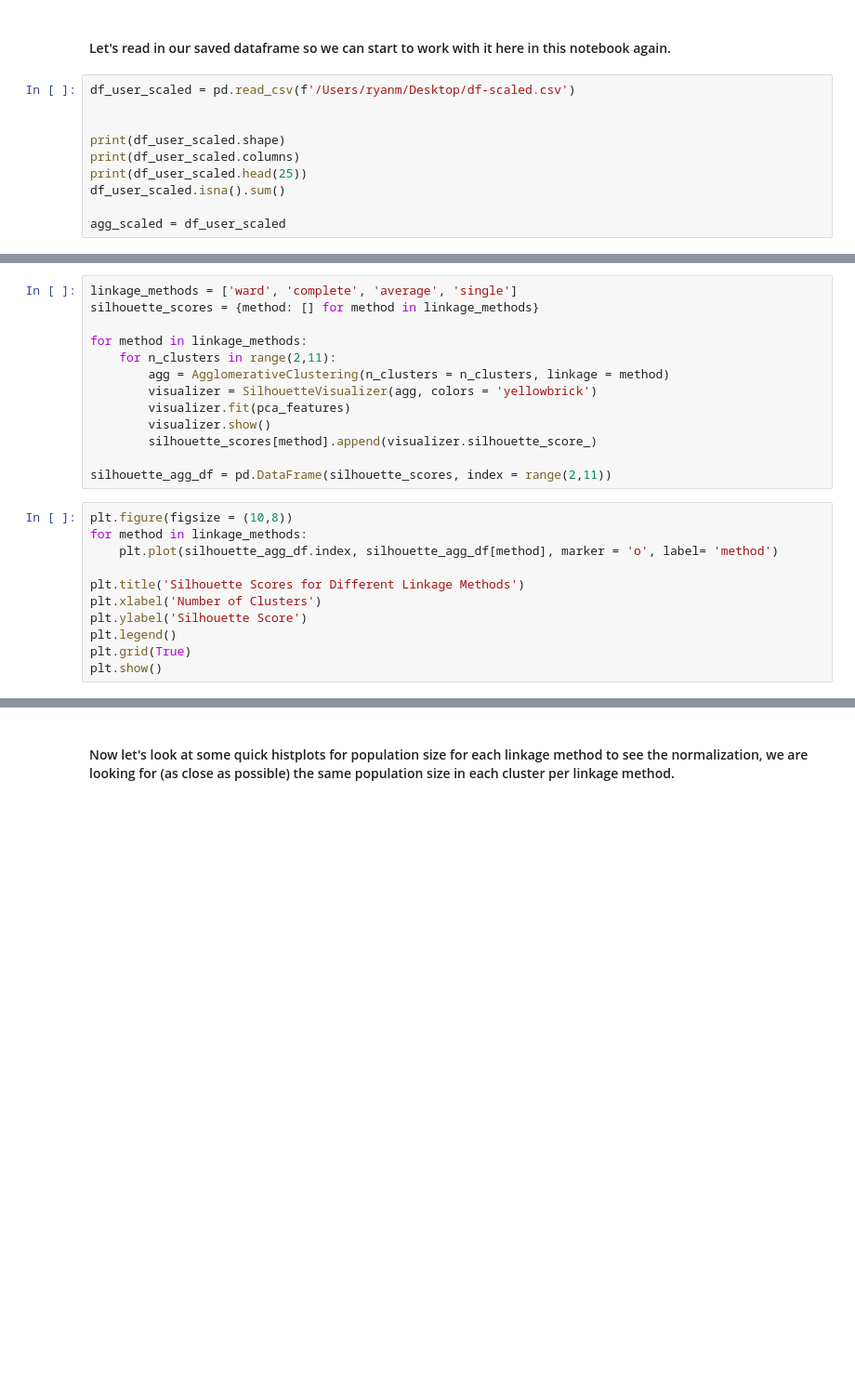
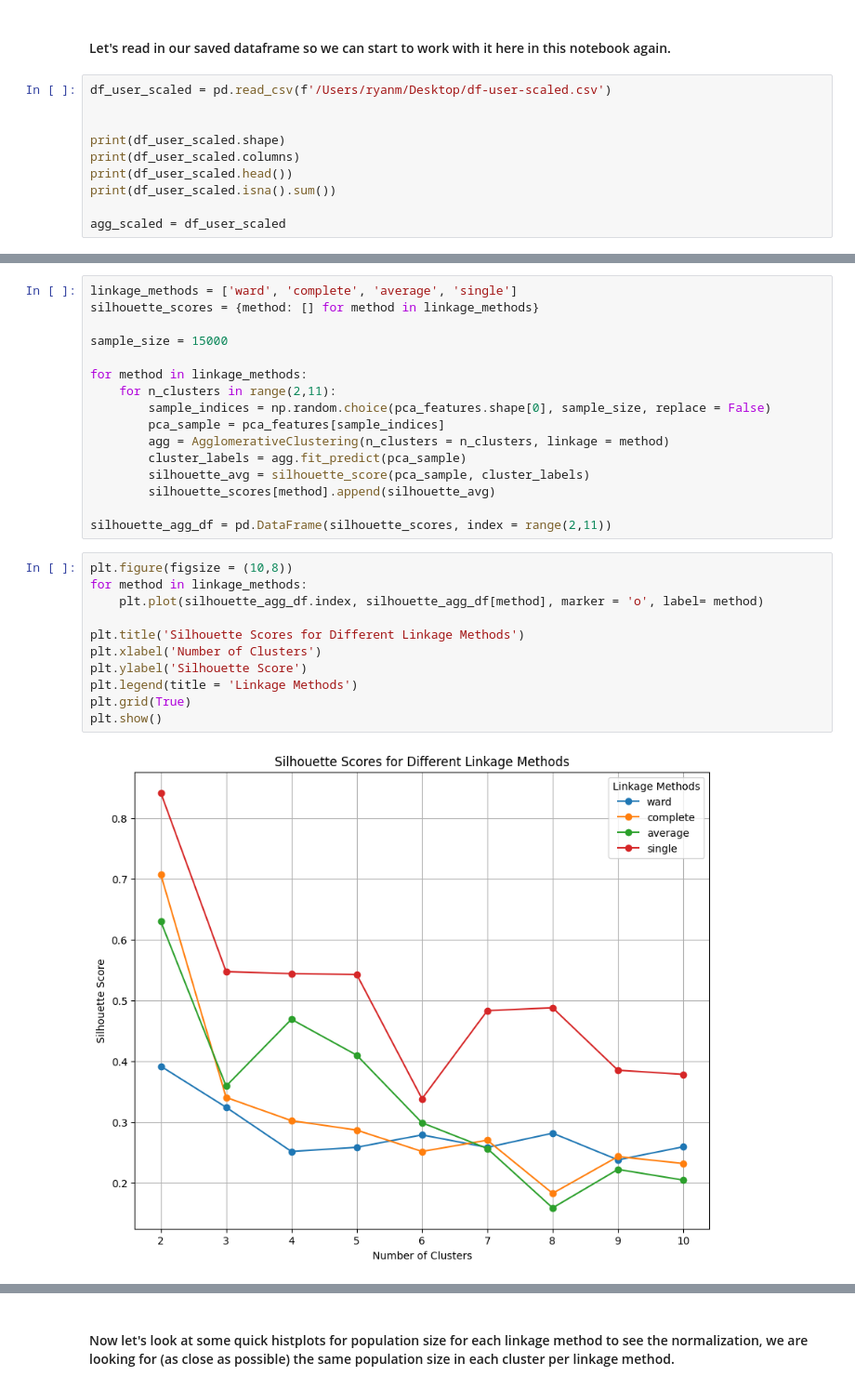
Before and after one commit to Taliwat/Springboard-DS, a Jupyter notebook: Capstone 2 - Instacart Project/Modeling/Agglomerative-models.ipynb, the cells around one changed output, grey strips where cells are left out. Shown at 93% size. Drawn from its saved outputs; the diff is of its cells as text; blank space fills up the shorter version.

```diff
--- a/Capstone 2 - Instacart Project/Modeling/Agglomerative-models.ipynb
+++ b/Capstone 2 - Instacart Project/Modeling/Agglomerative-models.ipynb
@@ -16,13 +19,13 @@ from sklearn.decomposition import PCA
 # %% [markdown]
 #### Let's read in our saved dataframe so we can start to work with it here in this notebook again.
 # %%
-df_user_scaled = pd.read_csv(f'/Users/ryanm/Desktop/df-scaled.csv')
+df_user_scaled = pd.read_csv(f'/Users/ryanm/Desktop/df-user-scaled.csv')
 
 
 print(df_user_scaled.shape)
 print(df_user_scaled.columns)
-print(df_user_scaled.head(25))
-df_user_scaled.isna().sum()
+print(df_user_scaled.head())
+print(df_user_scaled.isna().sum())
 
 agg_scaled = df_user_scaled
 # %% [output]
@@ -58,23 +58,28 @@ PCA does not accept missing values encoded as NaN natively. For supervised learn
 linkage_methods = ['ward', 'complete', 'average', 'single']
 silhouette_scores = {method: [] for method in linkage_methods}
 
+sample_size = 15000
+
 for method in linkage_methods:
     for n_clusters in range(2,11):
+        sample_indices = np.random.choice(pca_features.shape[0], sample_size, replace = False)
+        pca_sample = pca_features[sample_indices]
         agg = AgglomerativeClustering(n_clusters = n_clusters, linkage = method)
-        visualizer = SilhouetteVisualizer(agg, colors = 'yellowbrick')
-        visualizer.fit(pca_features)
-        visualizer.show()
-        silhouette_scores[method].append(visualizer.silhouette_score_)
+        cluster_labels = agg.fit_predict(pca_sample)
+        silhouette_avg = silhouette_score(pca_sample, cluster_labels)
+        silhouette_scores[method].append(silhouette_avg)
 
 silhouette_agg_df = pd.DataFrame(silhouette_scores, index = range(2,11))
 # %%
 plt.figure(figsize = (10,8))
 for method in linkage_methods:
-    plt.plot(silhouette_agg_df.index, silhouette_agg_df[method], marker = 'o', label= 'method')
+    plt.plot(silhouette_agg_df.index, silhouette_agg_df[method], marker = 'o', label= method)
 
 plt.title('Silhouette Scores for Different Linkage Methods')
 plt.xlabel('Number of Clusters')
 plt.ylabel('Silhouette Score')
-plt.legend()
+plt.legend(title = 'Linkage Methods')
 plt.grid(True)
 plt.show()
+# %% [output]
+[figure, added]
```
Also changed, not shown: parts of 21 cells of this notebook, 1 other file.
